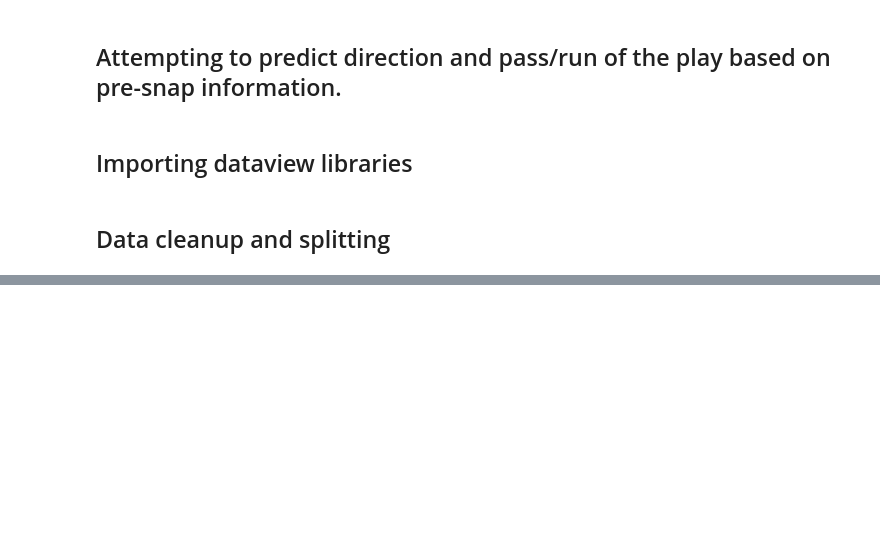
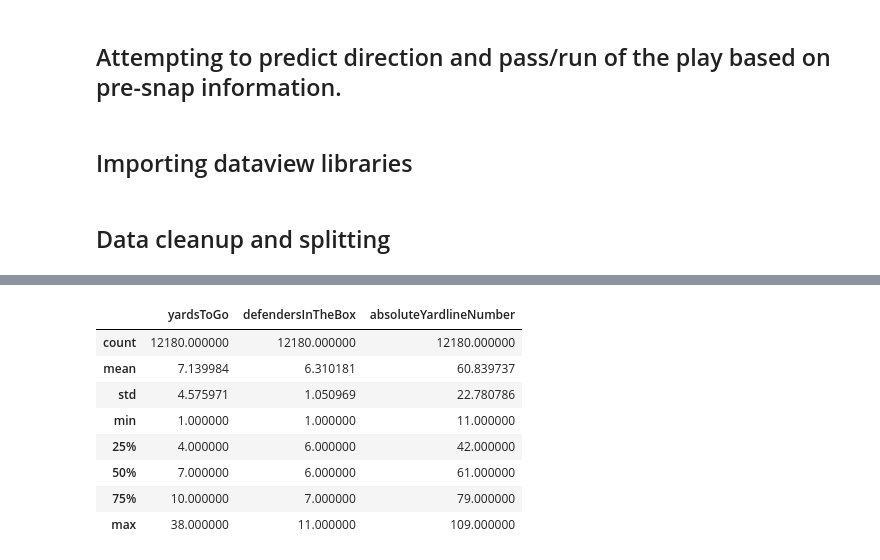
Before and after one commit to ajgrowney/bonfire-big-data-bowl-2024, a Jupyter notebook: notebooks/mason.ipynb, the cells around one changed output, grey strips where cells are left out. Saved outputs shown, nothing was run; the diff lists cells and outputs as text; code cells hidden in the pictures; blank space fills up the shorter version.

```diff
--- a/notebooks/mason.ipynb
+++ b/notebooks/mason.ipynb
@@ -35,45 +56,63 @@ def playDescriptionToDirection(play_description):
     return play
 # %%
-from sklearn.preprocessing import OrdinalEncoder
-
 # Add a column for the play direction and whether the play was over 10 yards.
-plays['playDirection'] = plays['playDescription'].map(playDescriptionToDirection)
-plays['TenPlusYards'] = plays['yardsToGo'] >= 10
+plays["playDirection"] = plays["playDescription"].map(playDescriptionToDirection)
+plays["TenPlusYards"] = plays["yardsToGo"] >= 10
 
 # Define the features and target.
-numerical_feature_names = ['yardsToGo', 'defendersInTheBox', 'absoluteYardlineNumber']
-categorical_feature_names = ['offenseFormation', 'down']
-binary_feature_names = ['TenPlusYards']
-target_name = 'playDirection'
+numerical_feature_names = ["yardsToGo", "defendersInTheBox", "absoluteYardlineNumber"]
+categorical_feature_names = ["offenseFormation", "down"]
+binary_feature_names = ["TenPlusYards"]
+# binary_feature_names = []
+target_name = "playDirection"
 
-df = plays[numerical_feature_names + categorical_feature_names + binary_feature_names + [target_name]].copy()
-# df = df.dropna()
+df = plays[
+    numerical_feature_names
+    + categorical_feature_names
+    + binary_feature_names
+    + [target_name]
+].copy()
+pre_drop = len(df)
+df = df.dropna()
+print(f"Dropped {pre_drop - len(df)} rows due to NaN values.")
 
 # Remove fumbled ball as it only occurs 6 times.
-fumble_mask = df['playDirection'] == 'UNKNOWN'
+fumble_mask = df["playDirection"] == "FUMBLE"
+pre_drop = len(df)
 df = df[~fumble_mask]
+print(f"Dropped {pre_drop - len(df)} rows due to fumbled ball.")
 
-# first_downs = df[(df['down'] == 1)]
-# df = df[~(df['down'] == 1)]
+# Remove fumbled ball as it only occurs 6 times.
+fumble_mask = df["playDirection"] == "UNKNOWN"
+pre_drop = len(df)
+df = df[~fumble_mask]
+print(f"Dropped {pre_drop - len(df)} rows due to unknown play.")
 
-df[categorical_feature_names] = df[categorical_feature_names].astype('category')
-df[binary_feature_names] = df[binary_feature_names].astype('bool')
-df= pd.get_dummies(df, columns=categorical_feature_names)
+first_downs = df[(df["down"] == 1)]
+df = df[~(df["down"] == 1)]
 
-encoder = OrdinalEncoder()
-df[target_name] = encoder.fit_transform(df[target_name].values.reshape(-1, 1))
-uniques = df[target_name].nunique()
-target_strings = encoder.inverse_transform(np.arange(uniques).reshape(-1,1)).flatten()
-print(target_strings)
+df[categorical_feature_names] = df[categorical_feature_names].astype("category")
+df[binary_feature_names] = df[binary_feature_names].astype("bool")
+df = pd.get_dummies(df, columns=categorical_feature_names)
+# df[numerical_feature_names] = MinMaxScaler().fit_transform(df[numerical_feature_names])
 
 # Shuffle the data.
 cols = list(df.columns)
-df = df.iloc[np.random.permutation(len(df))].reset_index(drop=True)
-
+df = df.sample(frac=1)
 
 target = df.pop(target_name)
-# target_raw = target.copy()
-target.describe()
-print(target.shape)
-print(df.shape)
+
+# Oversampling
+df, target = RandomOverSampler().fit_resample(df, target)
+df[target_name] = target
+df = df.sample(frac=1)
+target = df.pop(target_name)
+
+target = pd.get_dummies(target, columns=[target_name])
+labels = target.columns
+input_shape = df.shape[1]
+output_shape = target.shape[1]
+print(f"Input shape: {input_shape}")
+print(f"Output shape: {output_shape}")
+df.describe()
 # %% [output]
@@ -83 +124,10 @@ print(df.shape)
+|  | yardsToGo | defendersInTheBox | absoluteYardlineNumber |
+| count | 12180.000000 | 12180.000000 | 12180.000000 |
+| mean | 7.139984 | 6.310181 | 60.839737 |
+| std | 4.575971 | 1.050969 | 22.780786 |
+| min | 1.000000 | 1.000000 | 11.000000 |
+| 25% | 4.000000 | 6.000000 | 42.000000 |
+| 50% | 7.000000 | 6.000000 | 61.000000 |
+| 75% | 10.000000 | 7.000000 | 79.000000 |
+| max | 38.000000 | 11.000000 | 109.000000 |
 # %%
```
Also changed, not shown: parts of 13 cells of this notebook, 1 other file.
